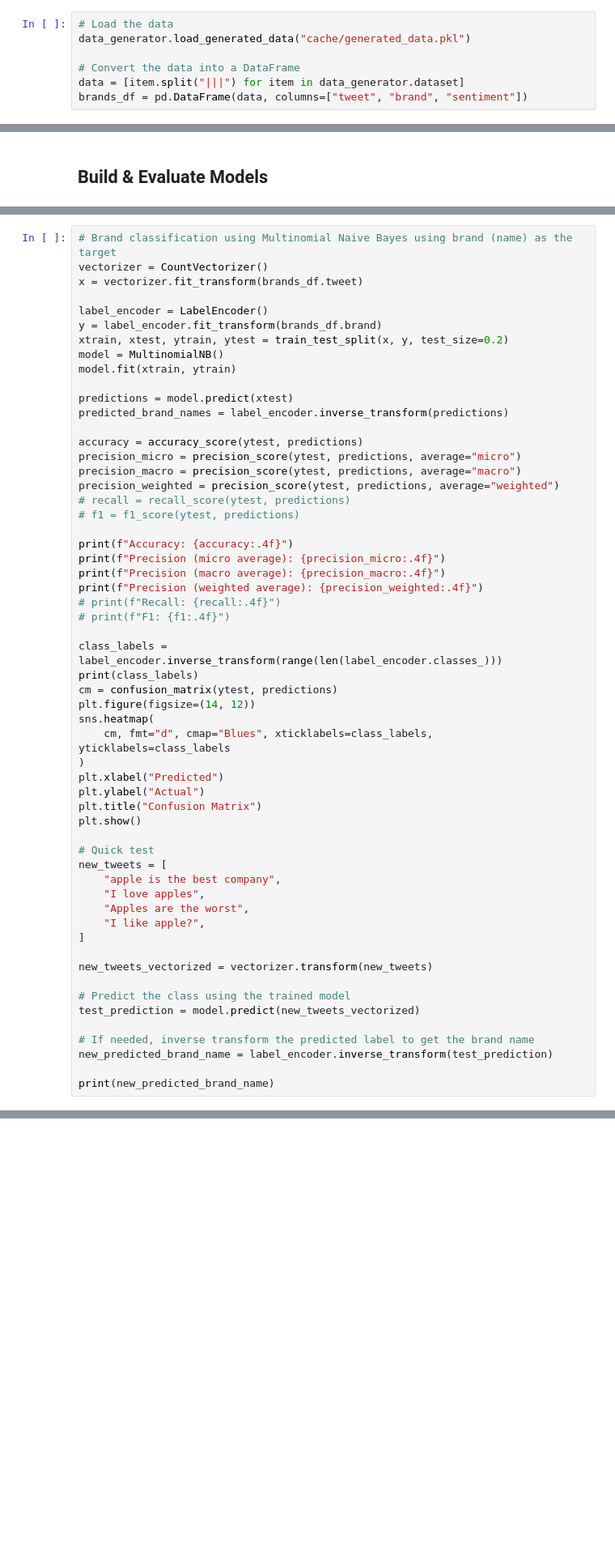
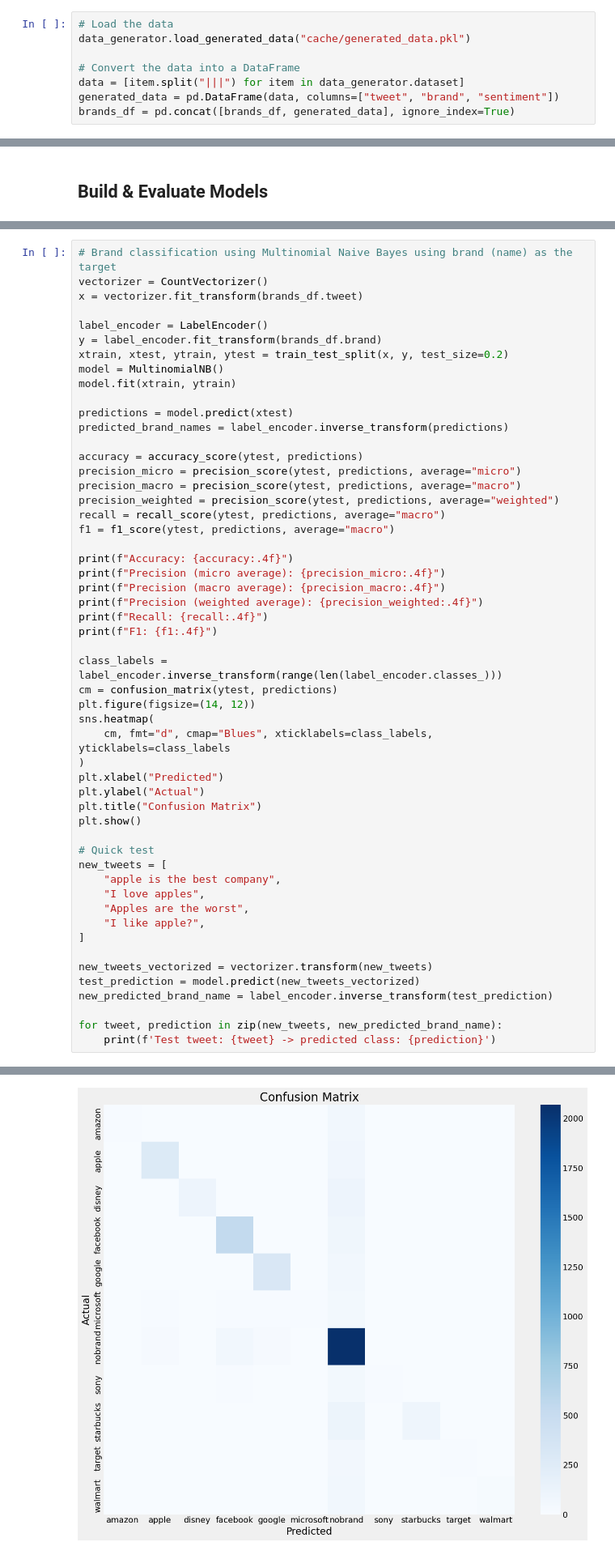
Before and after one commit to subsystem3/project, a Jupyter notebook: project.ipynb, the cells around one changed output, grey strips where cells are left out. Shown at 81% size. Cells and saved outputs as stored; diff of their text form; blank space fills up the shorter version.

```diff
--- a/project.ipynb
+++ b/project.ipynb
@@ -1233,7 +1237,8 @@ data_generator.load_generated_data("cache/generated_data.pkl")
 
 # Convert the data into a DataFrame
 data = [item.split("|||") for item in data_generator.dataset]
-brands_df = pd.DataFrame(data, columns=["tweet", "brand", "sentiment"])
+generated_data = pd.DataFrame(data, columns=["tweet", "brand", "sentiment"])
+brands_df = pd.concat([brands_df, generated_data], ignore_index=True)
 # %%
 print(f"brands_df.shape: {brands_df.shape}")
 # %% [output]
@@ -1798,18 +1884,17 @@ accuracy = accuracy_score(ytest, predictions)
 precision_micro = precision_score(ytest, predictions, average="micro")
 precision_macro = precision_score(ytest, predictions, average="macro")
 precision_weighted = precision_score(ytest, predictions, average="weighted")
-# recall = recall_score(ytest, predictions)
-# f1 = f1_score(ytest, predictions)
+recall = recall_score(ytest, predictions, average="macro")
+f1 = f1_score(ytest, predictions, average="macro")
 
 print(f"Accuracy: {accuracy:.4f}")
 print(f"Precision (micro average): {precision_micro:.4f}")
 print(f"Precision (macro average): {precision_macro:.4f}")
 print(f"Precision (weighted average): {precision_weighted:.4f}")
-# print(f"Recall: {recall:.4f}")
-# print(f"F1: {f1:.4f}")
+print(f"Recall: {recall:.4f}")
+print(f"F1: {f1:.4f}")
 
 class_labels = label_encoder.inverse_transform(range(len(label_encoder.classes_)))
-print(class_labels)
 cm = confusion_matrix(ytest, predictions)
 plt.figure(figsize=(14, 12))
 sns.heatmap(
@@ -1829,11 +1914,9 @@ new_tweets = [
 ]
 
 new_tweets_vectorized = vectorizer.transform(new_tweets)
-
-# Predict the class using the trained model
 test_prediction = model.predict(new_tweets_vectorized)
-
-# If needed, inverse transform the predicted label to get the brand name
 new_predicted_brand_name = label_encoder.inverse_transform(test_prediction)
 
-print(new_predicted_brand_name)
+for tweet, prediction in zip(new_tweets, new_predicted_brand_name):
+    print(f'Test tweet: {tweet} -> predicted class: {prediction}')
+# %% [output]
@@ -1839,0 +1929 @@ print(new_predicted_brand_name)
+[figure, added]
```
Also changed, not shown: parts of 23 cells of this notebook.
